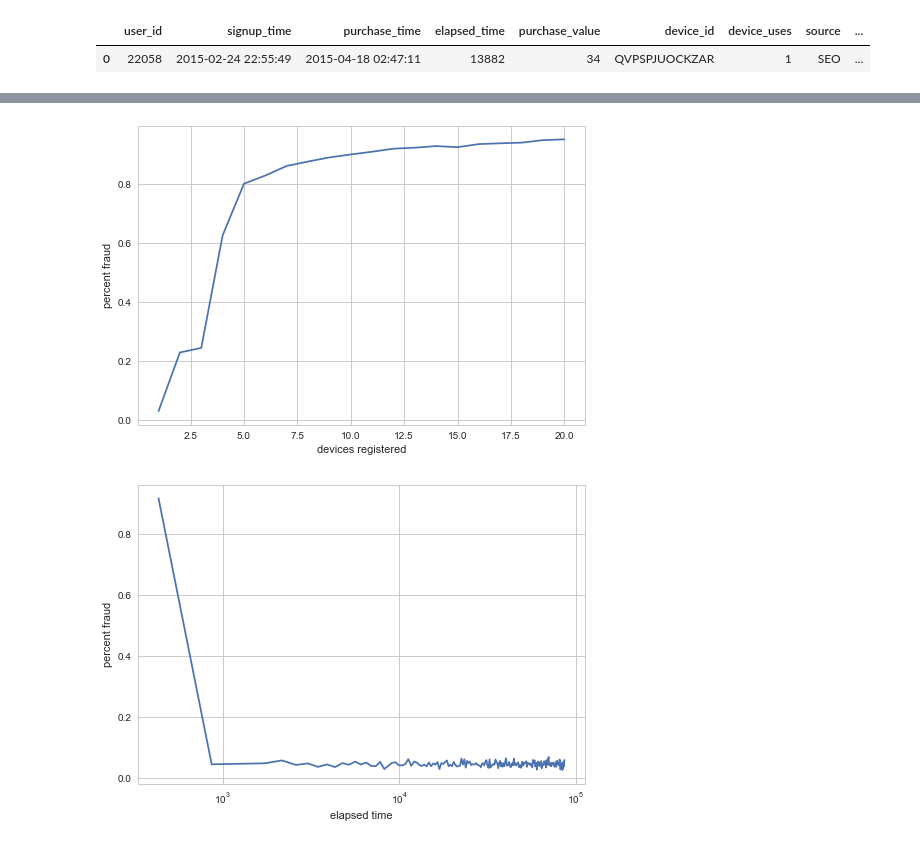
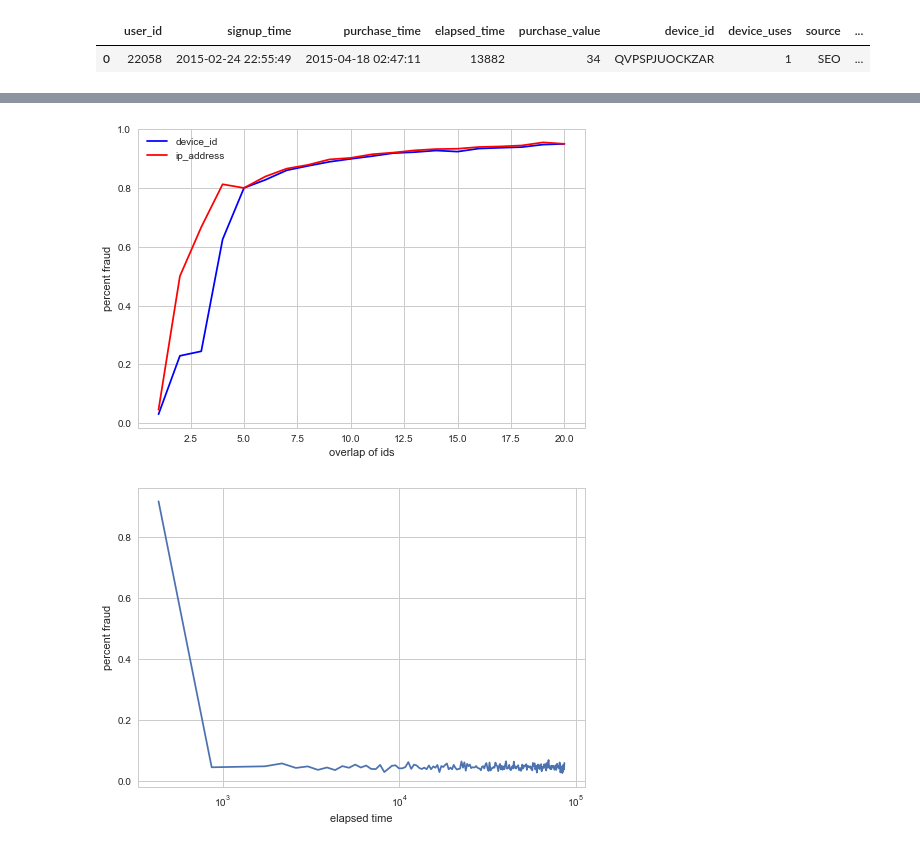
Before and after one commit to chaseWilliams/fraud_identification, a Jupyter notebook: fraud.ipynb, the cells around one changed output, grey strips where cells are left out. Saved outputs shown, nothing was run; the diff lists cells and outputs as text; code cells hidden in the pictures.

```diff
--- a/fraud.ipynb
+++ b/fraud.ipynb
@@ -62,6 +62,12 @@ ip_df.head()
 | 2 | 16777728.0 | 16778239 | China |
 | 3 | 16778240.0 | 16779263 | Australia |
 | 4 | 16779264.0 | 16781311 | China |
+# %%
+uniques, indices, counts = np.unique(fraud_df['ip_address'], return_inverse=True, return_counts=True)
+ip_uses = [None] * fraud_df.shape[0]
+for i, index in enumerate(indices):
+    ip_uses[i] = counts[index]
+fraud_df.insert(9, 'ip_uses', ip_uses)
 # %%
 countries = [None] * fraud_df.shape[0]
 for i, ip in enumerate(fraud_df['ip_address']):
@@ -140,16 +146,25 @@ plots.continuous_plots(fraud_df, ['elapsed_time', 'purchase_value', 'age', 'devi
 # %%
-bins = np.arange(1, max(fraud_df['device_uses']) + 1)
-counts = []
-for x in bins:
+d_bins = np.arange(1, max(fraud_df['device_uses']) + 1)
+i_bins = np.arange(1, max(fraud_df['ip_uses']) + 1)
+d_counts = []
+i_counts = []
+
+for x in d_bins:
     df_slice = fraud_df[fraud_df['device_uses'] == x]
-    counts.append(df_slice['class'].mean())
+    d_counts.append(df_slice['class'].mean())
 
-plt.plot(bins, counts)
-plt.xlabel('devices registered')
+for x in i_bins:
+    df_slice = fraud_df[fraud_df['ip_uses'] == x]
+    i_counts.append(df_slice['class'].mean())
+
+plt.plot(d_bins, d_counts, color='b', label='device_id')
+plt.plot(i_bins, i_counts, color='r', label='ip_address')
+plt.legend()
+plt.xlabel('overlap of ids')
 plt.ylabel('percent fraud')
 plt.show()
 # %% [output]
-[figure, old version]
+[figure, new version]
 # %%
 bins, step = np.linspace(0, max(fraud_df['elapsed_time']), 200, retstep=True)
 bins = bins[1:]
```
Also changed, not shown: parts of 15 cells of this notebook, 1 other file.
